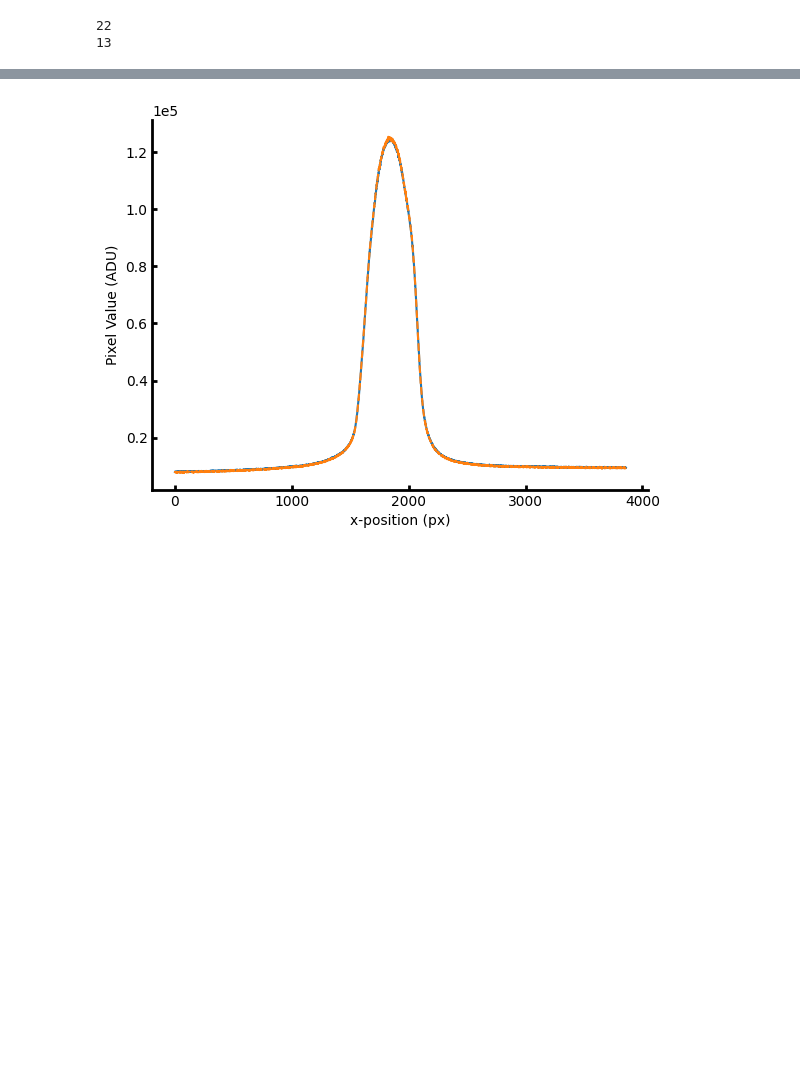
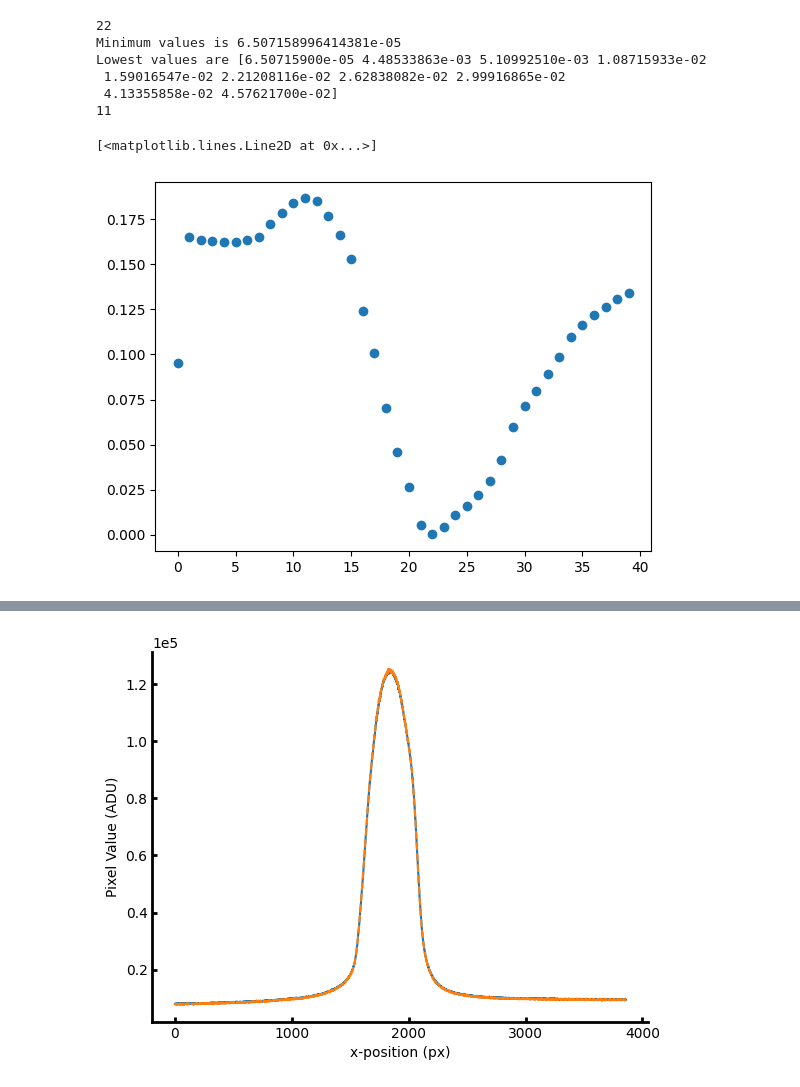
Before and after one commit to simonecoppola/led-autofocus, a Jupyter notebook: examples/testing_recall_surface.ipynb, the cells around one changed output, grey strips where cells are left out. Saved outputs shown, nothing was run; the diff lists cells and outputs as text; code cells hidden in the pictures; blank space fills up the shorter version.

```diff
--- a/examples/testing_recall_surface.ipynb
+++ b/examples/testing_recall_surface.ipynb
@@ -47,12 +57,27 @@ sum_of_differences = mean_distance_squared_x + mean_distance_squared_y
 min_index = np.argmin(sum_of_differences)
 print(min_index)
 
+print(f"Minimum values is {sum_of_differences[min_index]}")
+
+# plot the 10 lowest values
+lowest_values = np.argsort(sum_of_differences)[:10]
+print(f"Lowest values are {sum_of_differences[lowest_values]}")
+
 # find the index of the maximum
 max_index = np.argmax(sum_of_differences)
 print(max_index)
 # %% [output]
 22
-13
+Minimum values is 6.507158996414381e-05
+Lowest values are [6.50715900e-05 4.48533863e-03 5.10992510e-03 1.08715933e-02
+ 1.59016547e-02 2.21208116e-02 2.62838082e-02 2.99916865e-02
+ 4.13355858e-02 4.57621700e-02]
+11
+# %%
+plt.plot(sum_of_differences, 'o')
+# %% [output]
+[<matplotlib.lines.Line2D at 0x...>]
+[figure, added]
 # %%
 # Example figure of the profile difference at a random point
 def plot_sum_of_differences(data, savepath=None):
```
Also changed, not shown: parts of 4 cells of this notebook, 1 other file.
